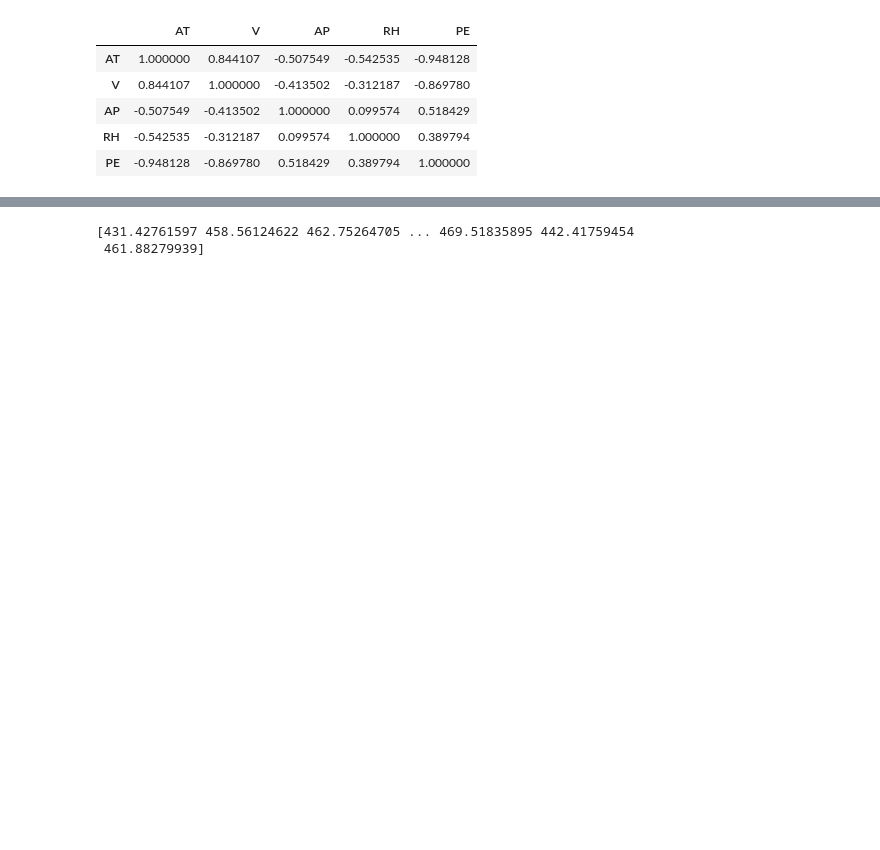
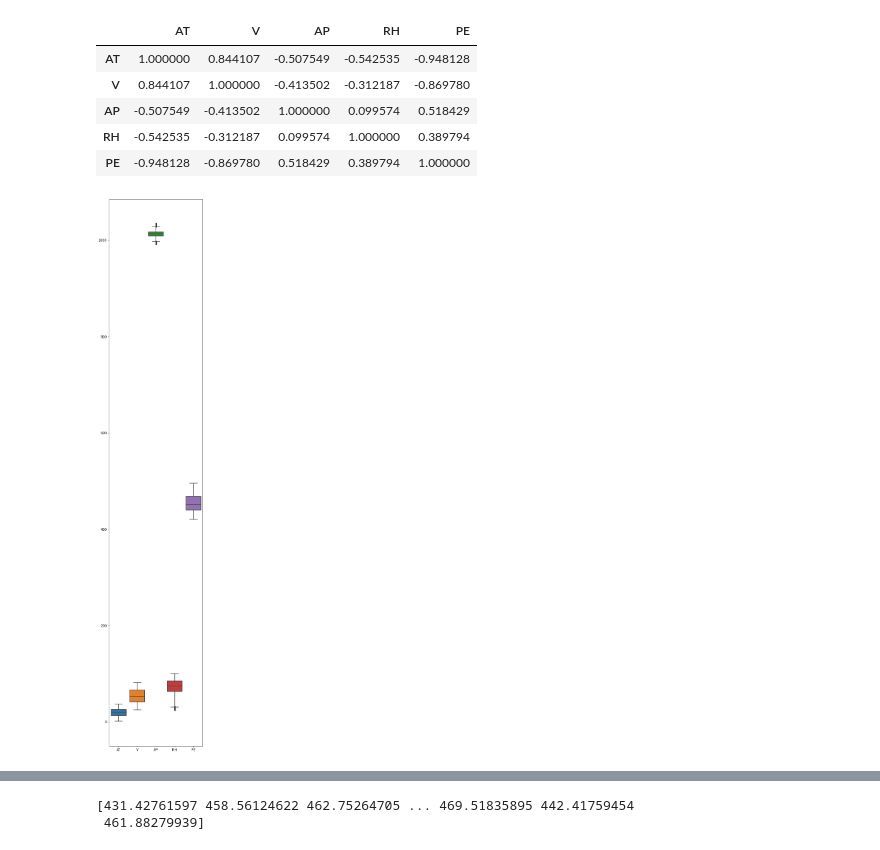
Before and after one commit to FW27623/Python, a Jupyter notebook: src/final_exam.ipynb, the cells around one changed output, grey strips where cells are left out. Cells and saved outputs as stored; diff of their text form; code cells hidden in the pictures; blank space fills up the shorter version.

```diff
--- a/src/final_exam.ipynb
+++ b/src/final_exam.ipynb
@@ -46,3 +43,10 @@ data.corr()
 | AP | -0.507549 | -0.413502 | 1.000000 | 0.099574 | 0.518429 |
 | RH | -0.542535 | -0.312187 | 0.099574 | 1.000000 | 0.389794 |
 | PE | -0.948128 | -0.869780 | 0.518429 | 0.389794 | 1.000000 |
+# %%
+#使用plt绘制箱型图，查看数据分布情况，将其调整到合适的范围
+plt.figure(figsize=(5,30))
+sns.boxplot(data=data)
+plt.show()
+# %% [output]
+[figure, added]
```
Also changed, not shown: parts of 7 cells of this notebook, 1 other file.
